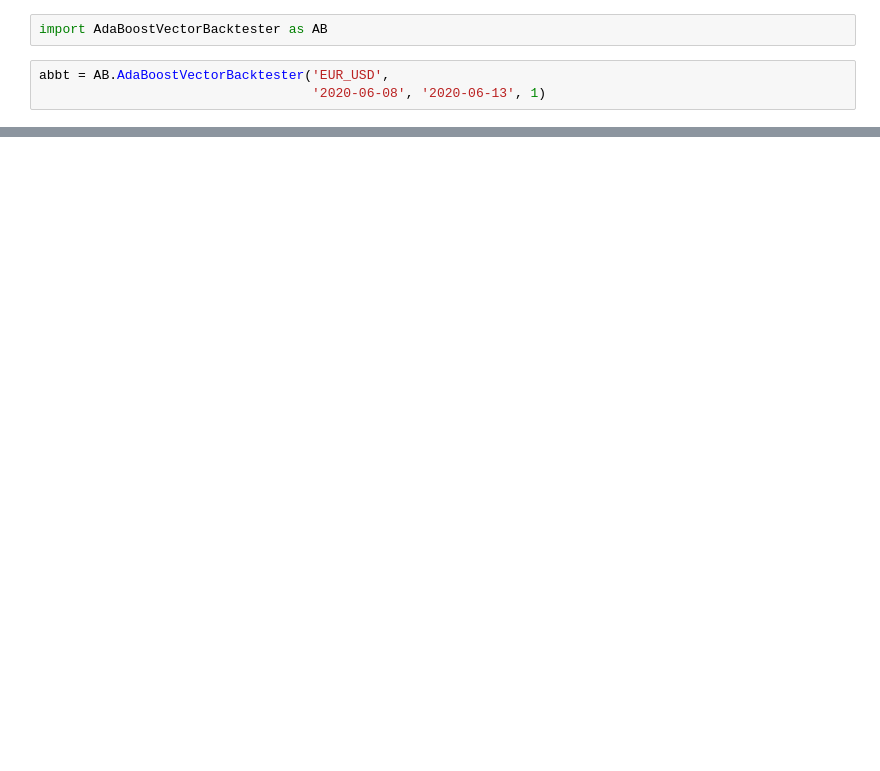
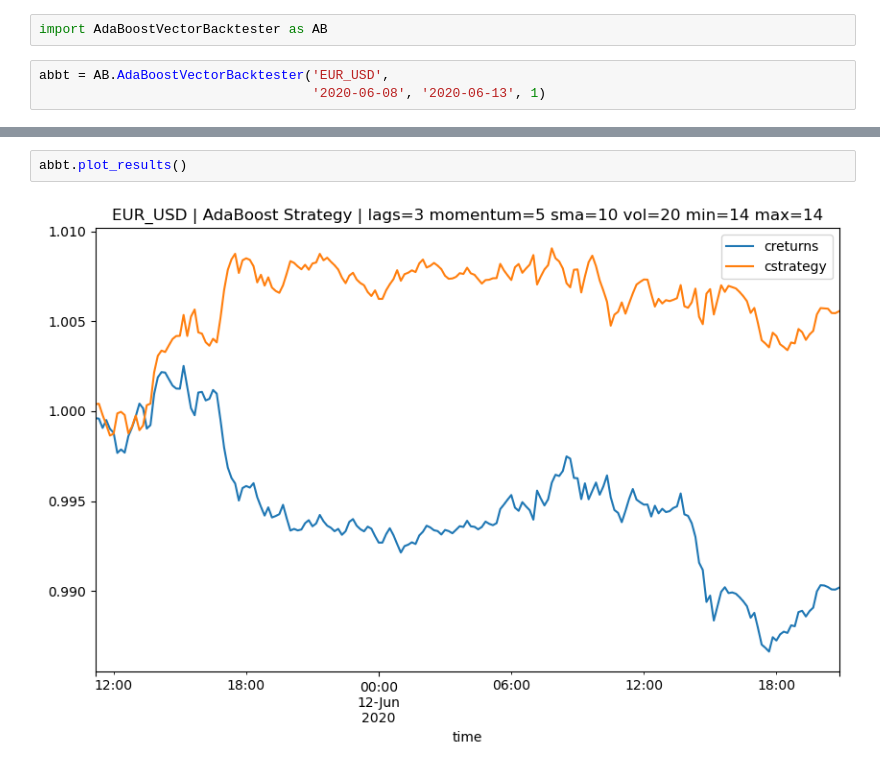
Before and after one commit to monchan-new/pyalgo-project, a Jupyter notebook: src/10.2.1_OANDA.ipynb, the cells around one changed output, grey strips where cells are left out. Drawn from its saved outputs; the diff is of its cells as text; blank space fills up the shorter version.

```diff
--- a/src/10.2.1_OANDA.ipynb
+++ b/src/10.2.1_OANDA.ipynb
@@ -21,3 +51,7 @@ abbt.plot_results()
+# %%
+abbt.plot_results()
+# %% [output]
+[figure, added]
 # %%
 abbt.run_strategy(
     '2020-06-08 5:20:00', '2020-06-11 11:20:00',
```
Also changed, not shown: parts of 15 cells of this notebook, 2 other files.
